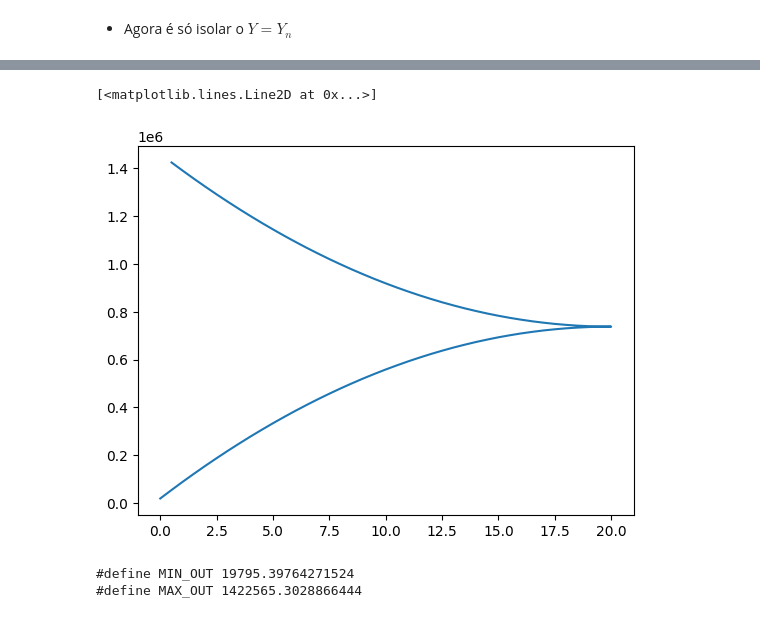
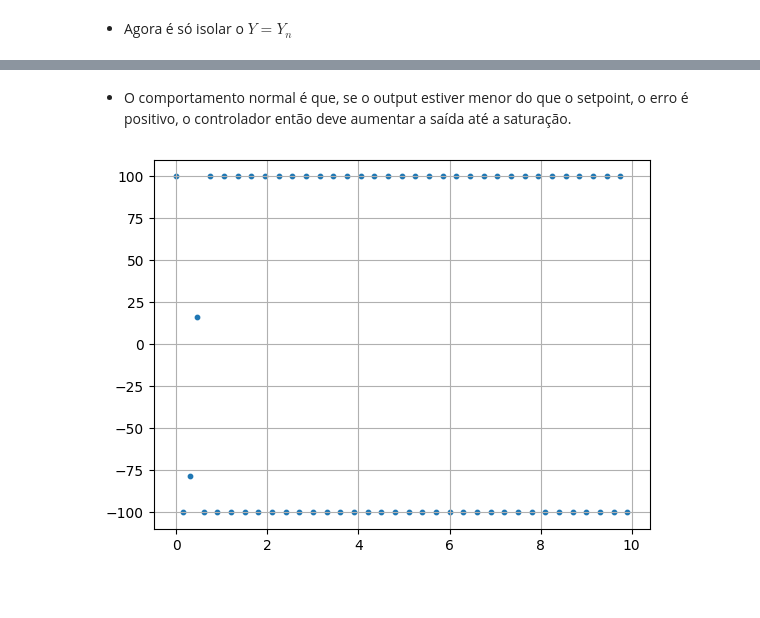
Before and after one commit to KlaussMarchi/BallPlate, a Jupyter notebook: DIGITAL/Analisys.ipynb, the cells around one changed output, grey strips where cells are left out. Drawn from its saved outputs; the diff is of its cells as text; code cells hidden in the pictures; blank space fills up the shorter version.

```diff
--- a/DIGITAL/Analisys.ipynb
+++ b/DIGITAL/Analisys.ipynb
@@ -17,7 +15,7 @@ $\displaystyle \frac{\left(0.545501561625872 s + 44.3622276166449\right) \left(s
 # %% [markdown]
 - O controlador é passado para o domínio discreto $z$ quando $s \to \frac{2}{T} \cdot \frac{z-1}{z+1}$
 # %%
-T = 0.5
+T = 0.15
 z = sp.symbols('z')
 
 transZ = 2/T*(z-1)/(z+1)
@@ -35,2 +33,6 @@ $\displaystyle \frac{Y}{X} = \frac{989.769882135762 z^{4} + 1793.64993808818 z^{
 # %% [markdown]
 - O próximo passo é dividir tudo pelo termos de maior grau do denominador, ou seja, por $z^4$, e vamos também expandir pra manipular melhor
+# %%
+num, den = sp.fraction(C)
+grau = sp.Poly(den).degree()
+grau
@@ -81,7 +84,13 @@ def computeController(inputValue, setpoint):
     global X_n1, X_n2, X_n3, X_n4
 
     X_n = setpoint - inputValue
-    Y_n = 989.769882135762*X_n + 1793.64993808818*X_n1 - 177.161801197327*X_n2 - 1793.64993808818*X_n3 - 812.608080938436*X_n4 + 2.0*Y_n2 - Y_n4
+    Y_n = eval(Y_str[:-1])
+
+    if Y_n < -100:
+        Y_n = -100
+
+    if Y_n > 100:
+        Y_n = 100
 
     X_n4 = X_n3
     X_n3 = X_n2
@@ -93,19 +102,19 @@ def computeController(inputValue, setpoint):
     Y_n2 = Y_n1
     Y_n1 = Y_n
     return Y_n
-# %%
-setpoint = 20
-
-inputData  = [val for val in np.arange(0, setpoint, 0.5)] + [val for val in np.arange(setpoint, 0, -0.5)]
-outputData = [computeController(val, setpoint) for val in inputData]
-
-plt.plot(inputData, outputData)
-# %% [output]
-[<matplotlib.lines.Line2D at 0x...>]
-[figure, removed]
-# %%
-print('#define MIN_OUT', min(outputData))
-print('#define MAX_OUT', max(outputData))
-# %% [output]
-#define MIN_OUT 19795.39764271524
-#define MAX_OUT 1422565.3028866444
+# %%
+timeData = np.arange(0, 10, T)
+# %% [markdown]
+- O comportamento normal é que, se o output estiver menor do que o setpoint, o erro é positivo, o controlador então deve aumentar a saída até a saturação.
+# %%
+setpoint     = 10
+currentInput = 5
+
+inputData  = [currentInput for i in timeData]
+outputData = [computeController(inputVal, setpoint) for inputVal in inputData]
+
+plt.scatter(timeData, outputData, s=10)
+plt.grid()
+plt.show()
+# %% [output]
+[figure, added]
```
Also changed, not shown: parts of 17 cells of this notebook, 6 other files.
